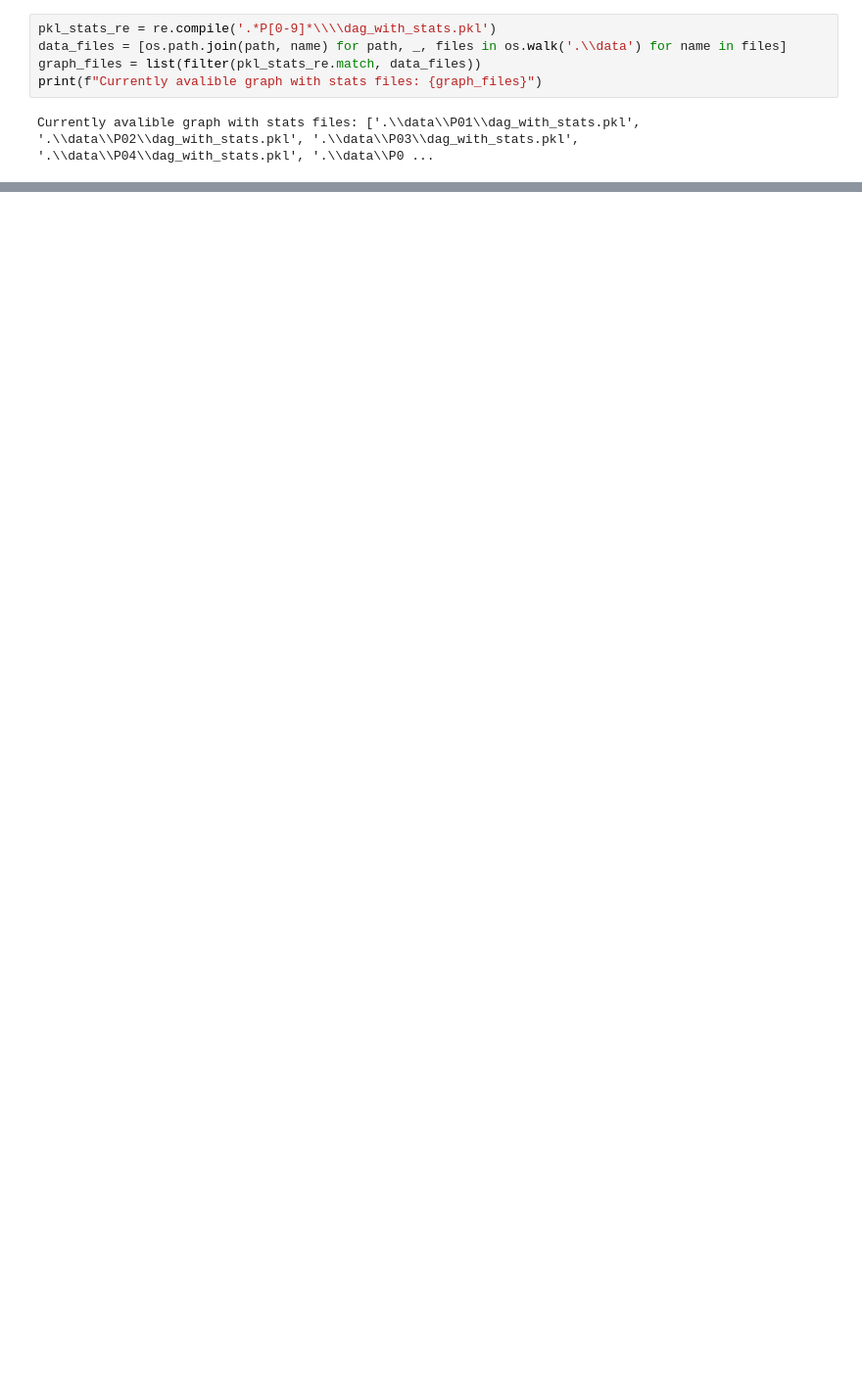
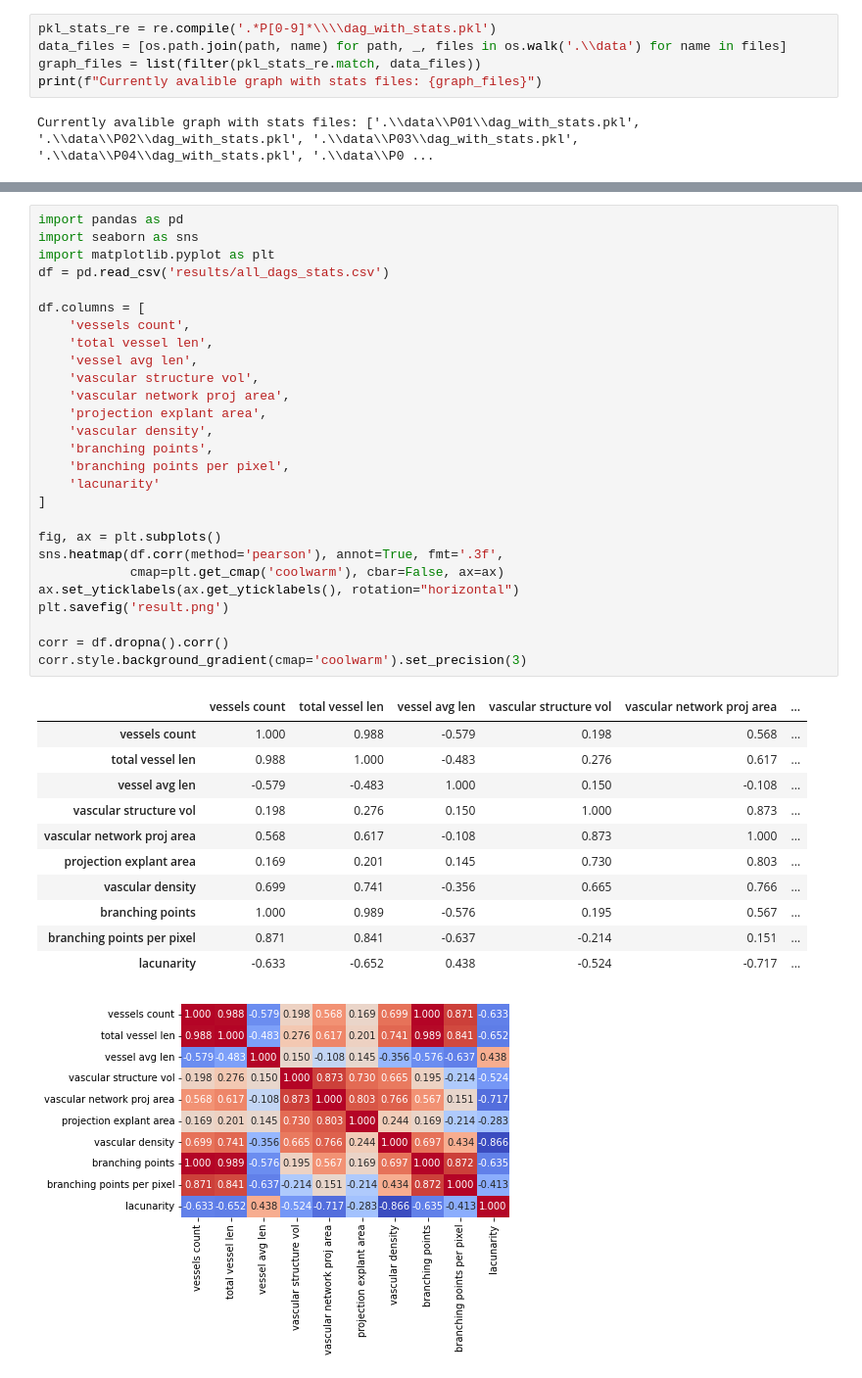
Before and after one commit to what-ewer/ocena-morfometrii, a Jupyter notebook: main.ipynb, the cells around one changed output, grey strips where cells are left out. Shown at 98% size. Saved outputs shown, nothing was run; the diff lists cells and outputs as text; blank space fills up the shorter version.

```diff
--- a/main.ipynb
+++ b/main.ipynb
@@ -39,0 +56,40 @@ dag_gen_comparison.compare_diameters(False)
+# %%
+import pandas as pd
+import seaborn as sns
+import matplotlib.pyplot as plt
+df = pd.read_csv('results/all_dags_stats.csv')
+
+df.columns = [
+    'vessels count',
+    'total vessel len',
+    'vessel avg len',
+    'vascular structure vol',
+    'vascular network proj area',
+    'projection explant area',
+    'vascular density',
+    'branching points',
+    'branching points per pixel',
+    'lacunarity'
+]
+
+fig, ax = plt.subplots()
+sns.heatmap(df.corr(method='pearson'), annot=True, fmt='.3f',
+            cmap=plt.get_cmap('coolwarm'), cbar=False, ax=ax)
+ax.set_yticklabels(ax.get_yticklabels(), rotation="horizontal")
+plt.savefig('result.png')
+
+corr = df.dropna().corr()
+corr.style.background_gradient(cmap='coolwarm').set_precision(3)
+# %% [output]
+|  | vessels count | total vessel len | vessel avg len | vascular structure vol | vascular network proj area | ... |
+| vessels count | 1.000 | 0.988 | -0.579 | 0.198 | 0.568 | ... |
+| total vessel len | 0.988 | 1.000 | -0.483 | 0.276 | 0.617 | ... |
+| vessel avg len | -0.579 | -0.483 | 1.000 | 0.150 | -0.108 | ... |
+| vascular structure vol | 0.198 | 0.276 | 0.150 | 1.000 | 0.873 | ... |
+| vascular network proj area | 0.568 | 0.617 | -0.108 | 0.873 | 1.000 | ... |
+| projection explant area | 0.169 | 0.201 | 0.145 | 0.730 | 0.803 | ... |
+| vascular density | 0.699 | 0.741 | -0.356 | 0.665 | 0.766 | ... |
+| branching points | 1.000 | 0.989 | -0.576 | 0.195 | 0.567 | ... |
+| branching points per pixel | 0.871 | 0.841 | -0.637 | -0.214 | 0.151 | ... |
+| lacunarity | -0.633 | -0.652 | 0.438 | -0.524 | -0.717 | ... |
+[figure, added]
```
Also changed, not shown: parts of 6 cells of this notebook, 1 other file.
